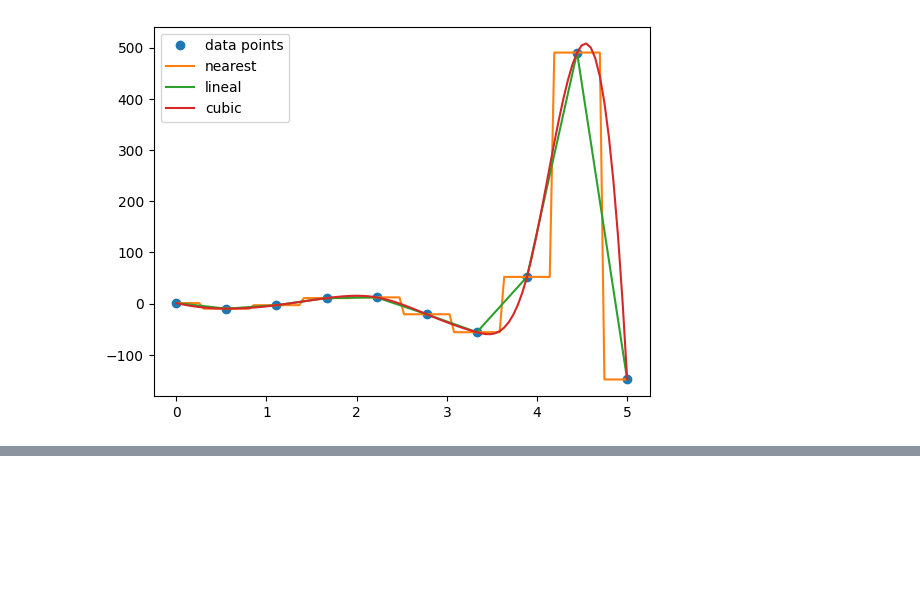
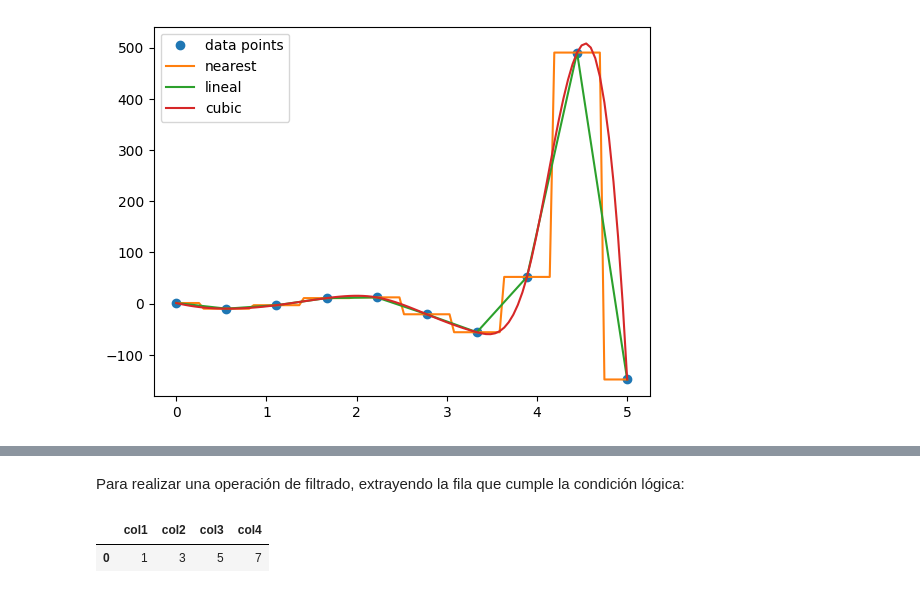
Before and after one commit to LuisPerdomo123/Finanzas, a Jupyter notebook: Paquetes_financieros.ipynb, the cells around one changed output, grey strips where cells are left out. Cells and saved outputs as stored; diff of their text form; code cells hidden in the pictures; blank space fills up the shorter version.

```diff
--- a/Paquetes_financieros.ipynb
+++ b/Paquetes_financieros.ipynb
@@ -60,0 +80,7 @@ pylab.show()
+# %% [markdown]
+Para realizar una operación de filtrado, extrayendo la fila que cumple la condición lógica:
+# %%
+df[df.col3==5]
+# %% [output]
+|  | col1 | col2 | col3 | col4 |
+| 0 | 1 | 3 | 5 | 7 |
```
Also changed, not shown: parts of 8 cells of this notebook.
